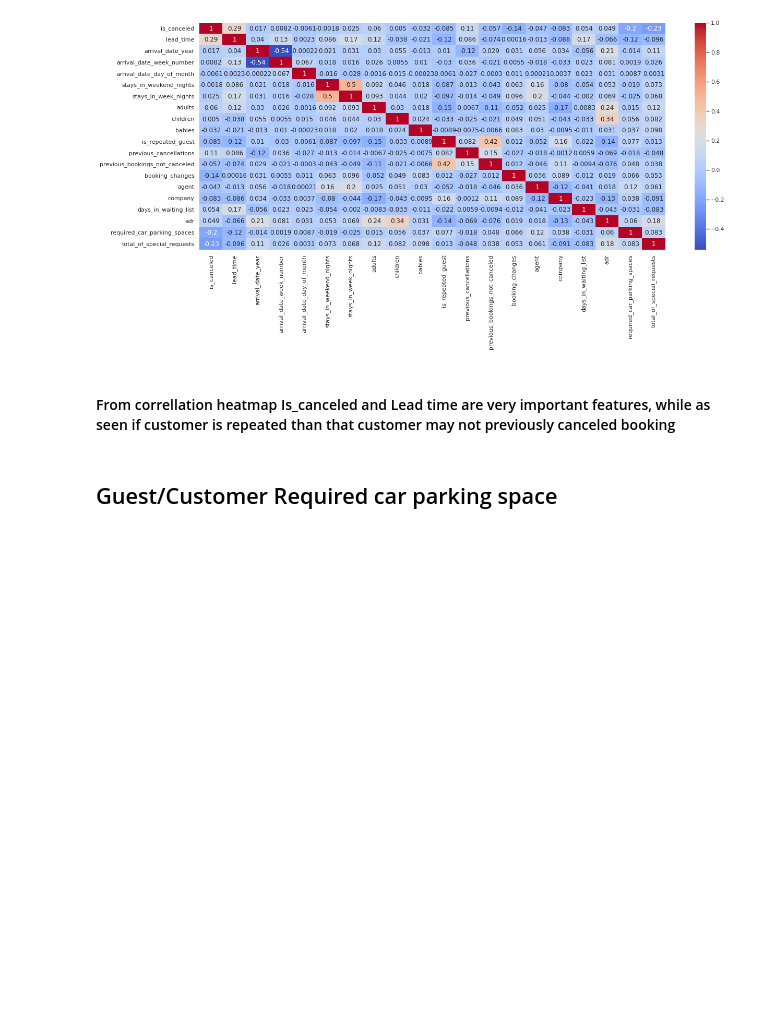
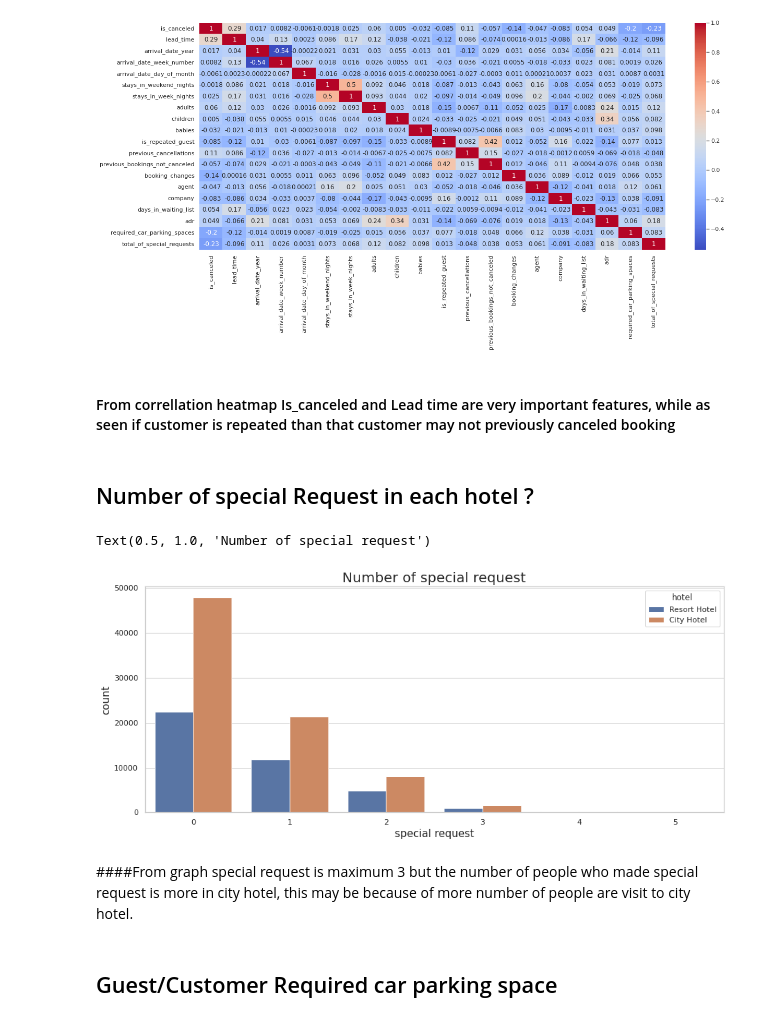
Before and after one commit to milanajudiya/Hotel_Booking_Analysis, a Jupyter notebook: Hotel_Booking_Analysis.ipynb, the cells around one changed output. Drawn from its saved outputs; the diff is of its cells as text; code cells hidden in the pictures; blank space fills up the shorter version.

```diff
--- a/Hotel_Booking_Analysis.ipynb
+++ b/Hotel_Booking_Analysis.ipynb
@@ -737,6 +759,22 @@ sns.heatmap(correlation,cmap="coolwarm",annot=True)
 [figure]
 # %% [markdown]
 #### From correllation heatmap Is_canceled and Lead time are very important features, while as seen if customer is repeated than that customer may not previously canceled booking
+# %% [markdown]
+## Number of special Request in each hotel ?
+# %%
+# plot graph of special request
+
+plt.figure(figsize=(15,6))
+sns.set_theme(style="whitegrid")
+sns.countplot(x="total_of_special_requests",hue="hotel",data=df_hotel)
+plt.xlabel("special request",size=15)
+plt.ylabel("count",size=15)
+plt.title("Number of special request",size=20)
+# %% [output]
+Text(0.5, 1.0, 'Number of special request')
+[figure, added]
+# %% [markdown]
+####From graph special request is maximum 3 but the number of people who made special request is more in city hotel, this may be because of more number of people are visit to city hotel.
 # %% [markdown]
 ## Guest/Customer Required car parking space
 # %%
```
Also changed, not shown: parts of 21 cells of this notebook.
